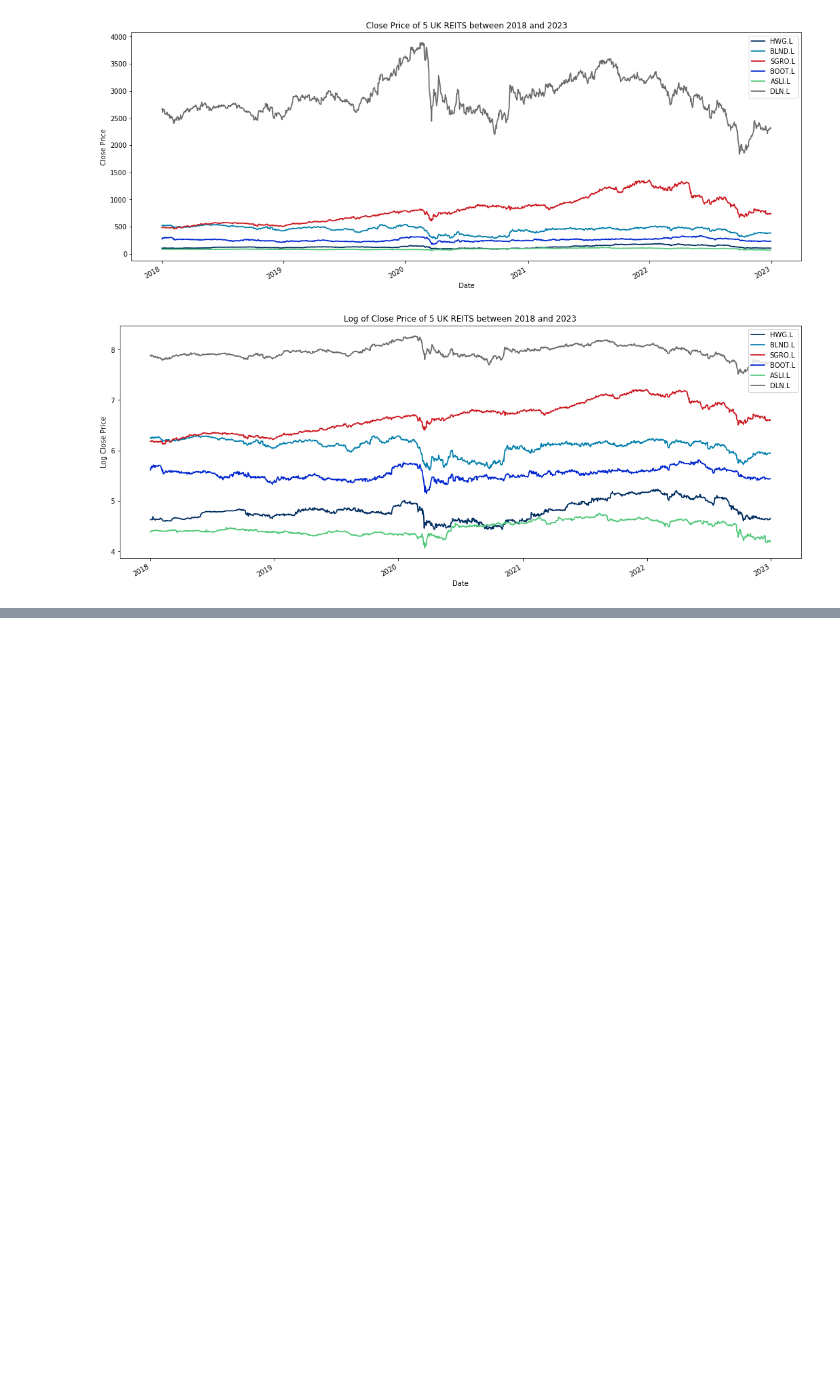
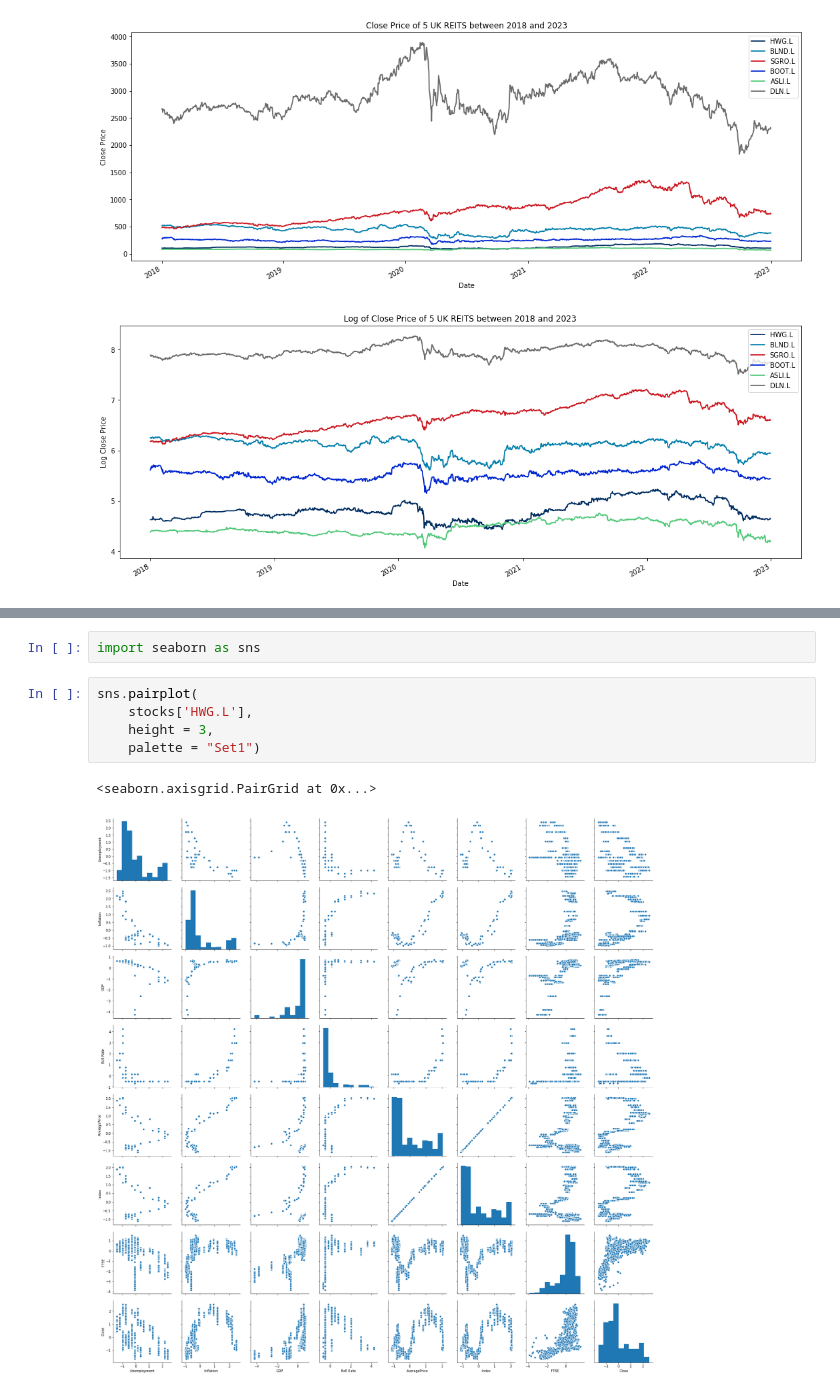
Before and after one commit to JoeMarron/real-estate-risk-forecasting, a Jupyter notebook: Collating Real Estate Data.ipynb, the cells around one changed output, grey strips where cells are left out. Cells and saved outputs as stored; diff of their text form; blank space fills up the shorter version.

```diff
--- a/Collating Real Estate Data.ipynb
+++ b/Collating Real Estate Data.ipynb
@@ -199,0 +292,10 @@ res['CPIH Annual Rate'] = pd.to_numeric(res['CPIH Annual Rate'])#.dtypes#.plot()
+# %%
+import seaborn as sns
+# %%
+sns.pairplot(
+    stocks['HWG.L'],
+    height = 3,
+    palette = "Set1")
+# %% [output]
+<seaborn.axisgrid.PairGrid at 0x...>
+[figure, added]
```
Also changed, not shown: parts of 45 cells of this notebook, 9 other files.
